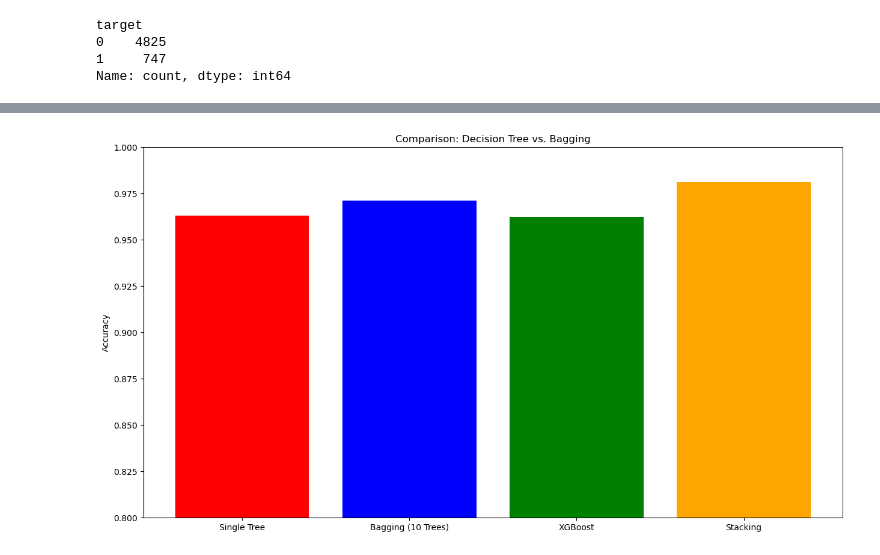
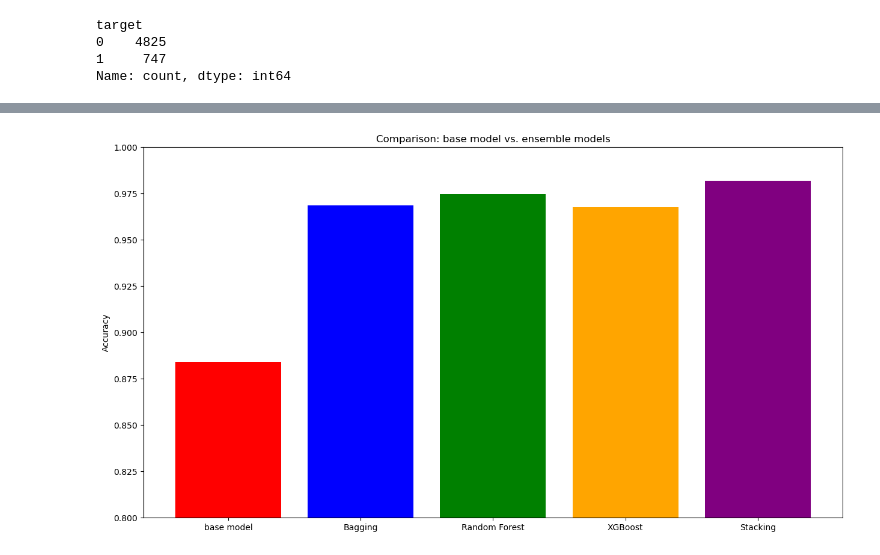
Before and after one commit to mrieden/AML_project, a Jupyter notebook: Spam_email.ipynb, the cells around one changed output, grey strips where cells are left out. Saved outputs shown, nothing was run; the diff lists cells and outputs as text; code cells hidden in the pictures.

```diff
--- a/Spam_email.ipynb
+++ b/Spam_email.ipynb
@@ -183,0 +178,7 @@ XGBClassifier(base_score=None, booster=None, callbacks=None,
+# %%
+Adaboost_model = AdaBoostClassifier(
+    n_estimators=50,
+    learning_rate=0.1,
+    random_state=42
+)
+Adaboost_model.fit(X_train, y_train)
@@ -184,7 +187,7 @@ XGBClassifier(base_score=None, booster=None, callbacks=None,
 # %%
 bagging_model = BaggingClassifier(
     estimator=DecisionTreeClassifier(),  # Base model (Decision Tree)
-    n_estimators=10,  # Number of estimators (trees)
+    n_estimators=50,  # Number of estimators (trees)
     max_samples=0.8,  # Percentage of data used per model
     bootstrap=True,  # Enable bootstrapping (sampling with replacement)
     random_state=42
@@ -196,0 +200,8 @@ BaggingClassifier(estimator=DecisionTreeClassifier(), max_samples=0.8,
+# %%
+random_forest_model = RandomForestClassifier(
+    n_estimators=100,  # Number of trees
+    bootstrap=True,  # Enable bootstrapping (sampling with replacement)
+    max_samples=0.8,  # Percentage of data used per model
+    random_state=42
+)
+random_forest_model.fit(X_train, y_train)
@@ -211,5 +224,12 @@ y_pred_bagging = bagging_model.predict(X_test)
 bagging_accuracy = accuracy_score(y_test, y_pred_bagging)
 
 
-# Print results
+y_pred_rf = random_forest_model.predict(X_test)
+
+rf_accuracy = accuracy_score(y_test, y_pred_rf)
+
+
+y_pred_ada = Adaboost_model.predict(X_test)
+
+ada_accuracy = accuracy_score(y_test, y_pred_ada)
 # %%
@@ -225,11 +286,11 @@ print(f"✅ Accuracy of Stacking (DT, KNN, SVM + Logistic Regression): {stacking
 # %%
-labels = ['Single Tree', 'Bagging (10 Trees)','XGBoost', 'Stacking']
-accuracies = [base_accuracy, bagging_accuracy, xgb_accuracy, stacking_accuracy]
+labels = ['base model', 'Bagging','Random Forest', 'XGBoost', 'Stacking']
+accuracies = [base_accuracy, bagging_accuracy, rf_accuracy, xgb_accuracy, stacking_accuracy]
 plt.figure(figsize=(15, 8))
-plt.bar(labels, accuracies, color=['red', 'blue', 'green', 'orange'])
+plt.bar(labels, accuracies, color=['red', 'blue', 'green', 'orange', 'purple'])
 plt.ylabel('Accuracy')
-plt.title('Comparison: Decision Tree vs. Bagging')
+plt.title('Comparison: base model vs. ensemble models')
 plt.ylim(0.8, 1)  # Adjust scale
 plt.show()
 # %% [output]
-[figure, old version]
+[figure, new version]
```
Also changed, not shown: parts of 22 cells of this notebook, 1 other file.
